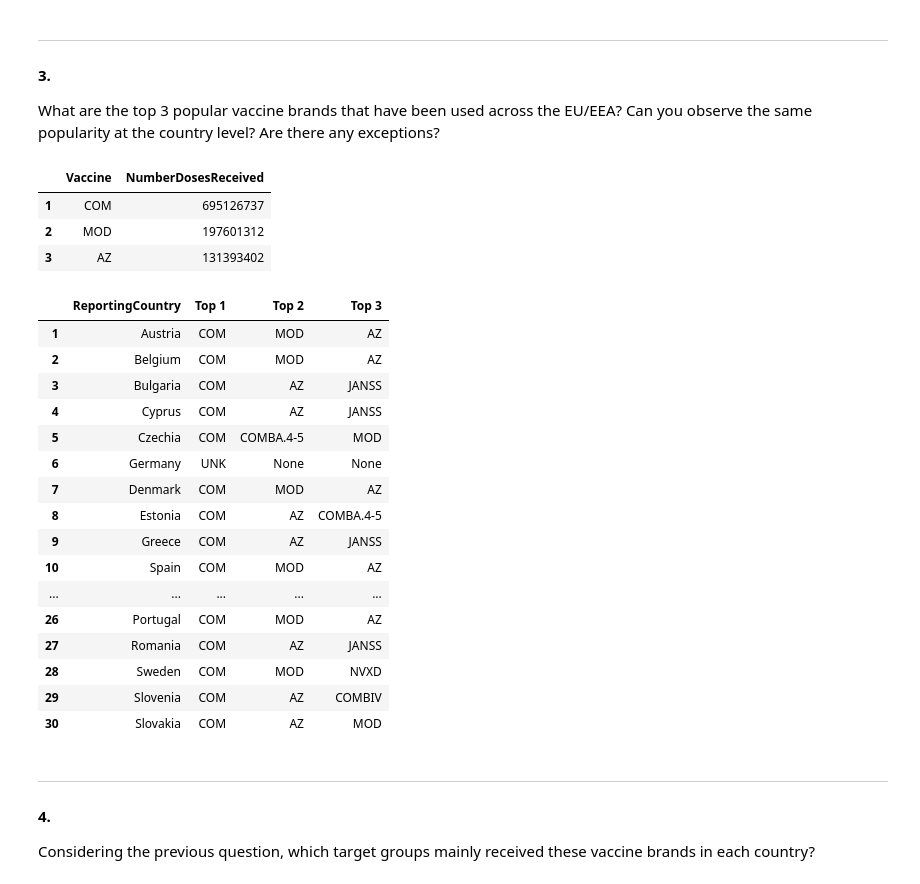
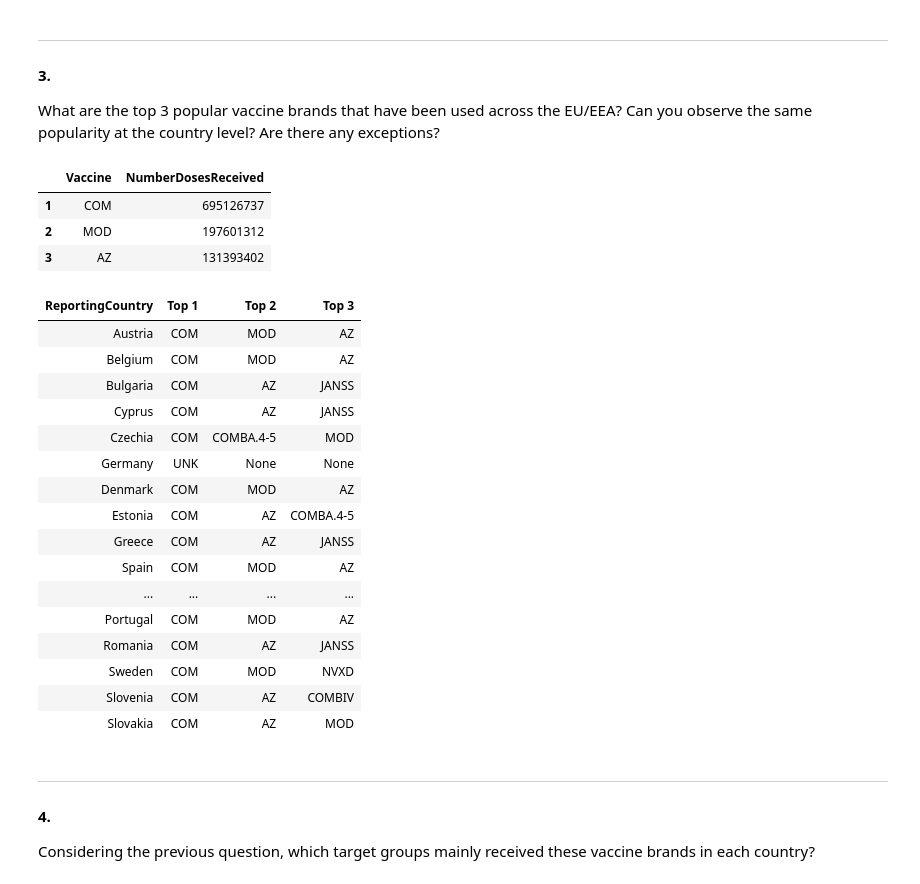
Before and after one commit to Globose/dv1597, a Jupyter notebook: a2/book.ipynb, the cells around one changed output. Cells and saved outputs as stored; diff of their text form; code cells hidden in the pictures.

```diff
--- a/a2/book.ipynb
+++ b/a2/book.ipynb
@@ -267,53 +285,59 @@ df_sorted.reset_index().drop(columns='index', axis=1)
 
 # Top 3 for each country
 grouped = df_vaccination.groupby(['ReportingCountry', 'Vaccine'])['NumberDosesReceived'].sum().reset_index()
 
 # Apply lambda-function to each group and concatenate the results
 grouped = grouped.groupby('ReportingCountry')
 grouped = grouped.apply(lambda x: x.nlargest(3, 'NumberDosesReceived')).reset_index(drop=True)
 grouped = grouped[['ReportingCountry', 'Vaccine']]
 
 grouped_top_3 = grouped.groupby('ReportingCountry')['Vaccine'].agg(list)
 
 # Convert the list of vaccines into separate columns (Top 1, Top 2, Top 3)
-# You can use the pd.DataFrame constructor to transform the grouped data
 grouped_top_3 = pd.DataFrame(grouped_top_3.tolist(), index=grouped_top_3.index, columns=['Top 1', 'Top 2', 'Top 3'])
 
 # Reset the index to include 'ReportingCountry' as a column
 grouped_top_3.reset_index(inplace=True)
 
 # Replace country code with country name
 grouped_top_3['ReportingCountry'] = grouped_top_3['ReportingCountry'].map(name_dict)
 
 # Start counting from 1
 df_sorted.index += 1
-grouped_top_3.index += 1
 
 # Display
 display(df_sorted)
-display(grouped_top_3)
+display(grouped_top_3.style.hide())
+
+# Save as LaTeX tables
+# latex_table = df_sorted.to_latex(caption='Top 3 vaccine brands used in EU/EEA')
+# latex_table = latex_table.replace('\\begin{table}', '\\begin{table}[H] \scriptsize')
+# print(latex_table)
+# latex_table = grouped_top_3.style.hide().to_latex(caption='Top 3 vaccine brands used for each country')
+# latex_table = latex_table.replace('\\begin{table}', '\\begin{table}[H] \scriptsize')
+# print(latex_table)
 # %% [output]
 |  | Vaccine | NumberDosesReceived |
 | 1 | COM | 695126737 |
 | 2 | MOD | 197601312 |
 | 3 | AZ | 131393402 |
-|  | ReportingCountry | Top 1 | Top 2 | Top 3 |
-| 1 | Austria | COM | MOD | AZ |
-| 2 | Belgium | COM | MOD | AZ |
-| 3 | Bulgaria | COM | AZ | JANSS |
-| 4 | Cyprus | COM | AZ | JANSS |
-| 5 | Czechia | COM | COMBA.4-5 | MOD |
-| 6 | Germany | UNK | None | None |
-| 7 | Denmark | COM | MOD | AZ |
-| 8 | Estonia | COM | AZ | COMBA.4-5 |
-| 9 | Greece | COM | AZ | JANSS |
-| 10 | Spain | COM | MOD | AZ |
-| ... | ... | ... | ... | ... |
-| 26 | Portugal | COM | MOD | AZ |
-| 27 | Romania | COM | AZ | JANSS |
-| 28 | Sweden | COM | MOD | NVXD |
-| 29 | Slovenia | COM | AZ | COMBIV |
-| 30 | Slovakia | COM | AZ | MOD |
+| ReportingCountry | Top 1 | Top 2 | Top 3 |
+| Austria | COM | MOD | AZ |
+| Belgium | COM | MOD | AZ |
+| Bulgaria | COM | AZ | JANSS |
+| Cyprus | COM | AZ | JANSS |
+| Czechia | COM | COMBA.4-5 | MOD |
+| Germany | UNK | None | None |
+| Denmark | COM | MOD | AZ |
+| Estonia | COM | AZ | COMBA.4-5 |
+| Greece | COM | AZ | JANSS |
+| Spain | COM | MOD | AZ |
+| ... | ... | ... | ... |
+| Portugal | COM | MOD | AZ |
+| Romania | COM | AZ | JANSS |
+| Sweden | COM | MOD | NVXD |
+| Slovenia | COM | AZ | COMBIV |
+| Slovakia | COM | AZ | MOD |
 # %% [markdown]
 ***
 #### 4.
```
Also changed, not shown: parts of 8 cells of this notebook.
